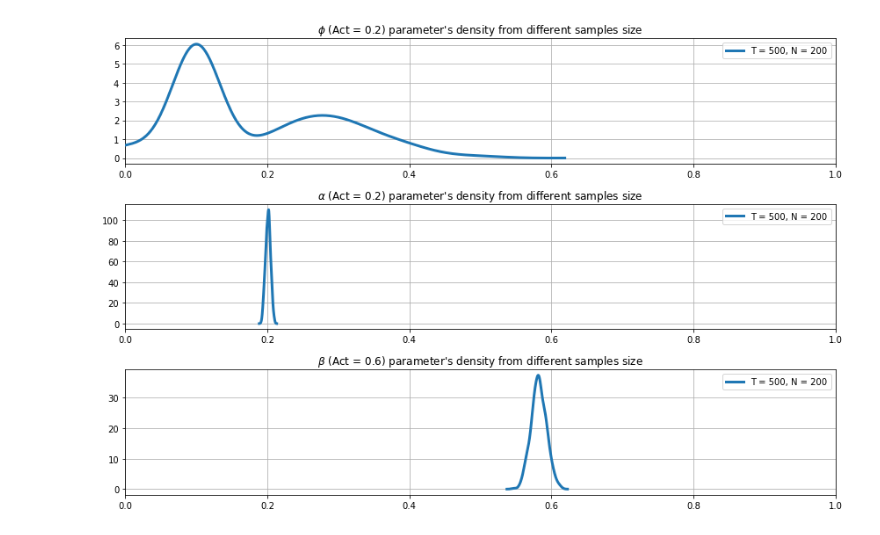
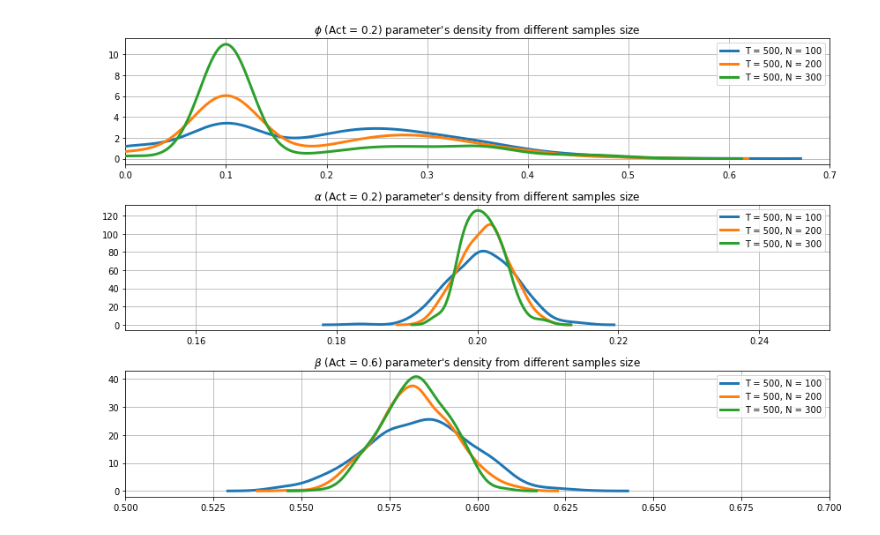
Before and after one commit to NemesiP/volatility-forecasting, a Jupyter notebook: Examples/Panel_GARCH_CSA_sim.ipynb, the cells around one changed output. Cells and saved outputs as stored; diff of their text form; code cells hidden in the pictures.

```diff
--- a/Examples/Panel_GARCH_CSA_sim.ipynb
+++ b/Examples/Panel_GARCH_CSA_sim.ipynb
@@ -36,17 +36,21 @@ sim1000 = pd.DataFrame(create_sim(sim_length = 1000))
 sim1000_dp = pd.DataFrame(create_sim(stock_num = 200, sim_length = 1000))
 # %%
 sim1000_qp = pd.DataFrame(create_sim(stock_num = 300, sim_length = 1000))
+# %%
+sim500 = pd.read_csv('C:/Users/peter/Desktop/volatility-forecasting/results/pgcsa_500.csv')
 # %%
 sim500_dp = pd.read_csv('C:/Users/peter/Desktop/volatility-forecasting/results/pgcsa_500_dp.csv')
+# %%
+sim500_qp = pd.read_csv('C:/Users/peter/Desktop/volatility-forecasting/results/pgcsa_500_qp.csv')
 # %%
 phi_500_dp = sm.nonparametric.KDEUnivariate(sim500_dp.iloc[:, 2].values)
 phi_500_dp.fit()
+phi_500 = sm.nonparametric.KDEUnivariate(sim500.iloc[:, 2].values)
+phi_500.fit()
+phi_500_qp = sm.nonparametric.KDEUnivariate(sim500_qp.iloc[:, 2].values)
+phi_500_qp.fit()
 
 """
-phi_500 = sm.nonparametric.KDEUnivariate(sim500.iloc[:, 1].values)
-phi_500.fit()
-phi_500_qp = sm.nonparametric.KDEUnivariate(sim500_qp.iloc[:, 1].values)
-phi_500_qp.fit()
 phi_1000 = sm.nonparametric.KDEUnivariate(sim1000.iloc[:, 1].values)
 phi_1000.fit()
 phi_1000_dp = sm.nonparametric.KDEUnivariate(sim1000_dp.iloc[:, 1].values)
@@ -56,11 +60,11 @@ phi_1000_qp.fit()
 """
 alpha_500_dp = sm.nonparametric.KDEUnivariate(sim500_dp.iloc[:, 3].values)
 alpha_500_dp.fit()
+alpha_500 = sm.nonparametric.KDEUnivariate(sim500.iloc[:, 3].values)
+alpha_500.fit()
+alpha_500_qp = sm.nonparametric.KDEUnivariate(sim500_qp.iloc[:, 3].values)
+alpha_500_qp.fit()
 """
-alpha_500 = sm.nonparametric.KDEUnivariate(sim500.iloc[:, 2].values)
-alpha_500.fit()
-alpha_500_qp = sm.nonparametric.KDEUnivariate(sim500_qp.iloc[:, 2].values)
-alpha_500_qp.fit()
 alpha_1000 = sm.nonparametric.KDEUnivariate(sim1000.iloc[:, 2].values)
 alpha_1000.fit()
 alpha_1000_dp = sm.nonparametric.KDEUnivariate(sim1000_dp.iloc[:, 2].values)
@@ -70,11 +74,11 @@ alpha_1000_qp.fit()
 """
 beta_500_dp = sm.nonparametric.KDEUnivariate(sim500_dp.iloc[:, 4].values)
 beta_500_dp.fit()
+beta_500 = sm.nonparametric.KDEUnivariate(sim500.iloc[:, 4].values)
+beta_500.fit()
+beta_500_qp = sm.nonparametric.KDEUnivariate(sim500_qp.iloc[:, 4].values)
+beta_500_qp.fit()
 """
-beta_500 = sm.nonparametric.KDEUnivariate(sim500.iloc[:, 3].values)
-beta_500.fit()
-beta_500_qp = sm.nonparametric.KDEUnivariate(sim500_qp.iloc[:, 3].values)
-beta_500_qp.fit()
 beta_1000 = sm.nonparametric.KDEUnivariate(sim1000.iloc[:, 3].values)
 beta_1000.fit()
 beta_1000_dp = sm.nonparametric.KDEUnivariate(sim1000_dp.iloc[:, 3].values)
@@ -84,41 +88,41 @@ beta_1000_qp.fit()
 """
 fig , ax = plt.subplots(3, 1, figsize=(12, 8), tight_layout=True)
 
-#ax[0].plot(phi_500.support, phi_500.density, lw = 3, label = 'T = 500, N = 100', zorder = 10)
+ax[0].plot(phi_500.support, phi_500.density, lw = 3, label = 'T = 500, N = 100', zorder = 10)
 ax[0].plot(phi_500_dp.support, phi_500_dp.density, lw = 3, label = 'T = 500, N = 200', zorder = 10)
-#ax[0].plot(phi_500_qp.support, phi_500_qp.density, lw = 3, label = 'T = 500, N = 300', zorder = 10)
+ax[0].plot(phi_500_qp.support, phi_500_qp.density, lw = 3, label = 'T = 500, N = 300', zorder = 10)
 #ax[0].plot(phi_1000.support, phi_1000.density, lw = 3, label = 'T = 1000, N = 100', zorder = 10)
 #ax[0].plot(phi_1000_dp.support, phi_1000_dp.density, lw = 3, label = 'T = 1000, N = 200', zorder = 10)
 #ax[0].plot(phi_1000_qp.support, phi_1000_qp.density, lw = 3, label = 'T = 1000, N = 300', zorder = 10)
 ax[0].set_title(r'$\phi$'+" (Act = 0.2) parameter's density from different samples size")
 ax[0].grid(True, zorder = -5)
-ax[0].set_xlim((0.0, 1.0))
+ax[0].set_xlim((0.0, 0.7))
 ax[0].legend(loc = 'best')
 
-#ax[1].plot(alpha_500.support, alpha_500.density, lw = 3, label = 'T = 500, N = 100', zorder = 10)
+ax[1].plot(alpha_500.support, alpha_500.density, lw = 3, label = 'T = 500, N = 100', zorder = 10)
 ax[1].plot(alpha_500_dp.support, alpha_500_dp.density, lw = 3, label = 'T = 500, N = 200', zorder = 10)
-#ax[1].plot(alpha_500_qp.support, alpha_500_qp.density, lw = 3, label = 'T = 500, N = 300', zorder = 10)
+ax[1].plot(alpha_500_qp.support, alpha_500_qp.density, lw = 3, label = 'T = 500, N = 300', zorder = 10)
 #ax[1].plot(alpha_1000.support, alpha_1000.density, lw = 3, label = 'T = 1000, N = 100', zorder = 10)
 #ax[1].plot(alpha_1000_dp.support, alpha_1000_dp.density, lw = 3, label = 'T = 1000, N = 200', zorder = 10)
 #ax[1].plot(alpha_1000_qp.support, alpha_1000_qp.density, lw = 3, label = 'T = 1000, N = 300', zorder = 10)
 ax[1].set_title(r'$\alpha$'+" (Act = 0.2) parameter's density from different samples size")
 ax[1].grid(True, zorder = -5)
-ax[1].set_xlim((0.0, 1.0))
+ax[1].set_xlim((0.15, 0.25))
 ax[1].legend(loc = 'best')
 
-#ax[2].plot(beta_500.support, beta_500.density, lw = 3, label = 'T = 500, N = 100', zorder = 10)
+ax[2].plot(beta_500.support, beta_500.density, lw = 3, label = 'T = 500, N = 100', zorder = 10)
 ax[2].plot(beta_500_dp.support, beta_500_dp.density, lw = 3, label = 'T = 500, N = 200', zorder = 10)
-#ax[2].plot(beta_500_qp.support, beta_500_qp.density, lw = 3, label = 'T = 500, N = 300', zorder = 10)
+ax[2].plot(beta_500_qp.support, beta_500_qp.density, lw = 3, label = 'T = 500, N = 300', zorder = 10)
 #ax[2].plot(beta_1000.support, beta_1000.density, lw = 3, label = 'T = 1000, N = 100', zorder = 10)
 #ax[2].plot(beta_1000_dp.support, beta_1000_dp.density, lw = 3, label = 'T = 1000, N = 200', zorder = 10)
 #ax[2].plot(beta_1000_qp.support, beta_1000_qp.density, lw = 3, label = 'T = 1000, N = 300', zorder = 10)
 ax[2].set_title(r'$\beta$'+" (Act = 0.6) parameter's density from different samples size")
 ax[2].grid(True, zorder = -5)
-ax[2].set_xlim((0.0, 1.0))
+ax[2].set_xlim((0.5, 0.7))
 ax[2].legend(loc = 'best')
 
 
 #plt.savefig('C:/Users/peter/Desktop/volatility-forecasting/results/garch_sim.png')
 plt.show()
 # %% [output]
-[figure, old version]
+[figure, new version]
```
